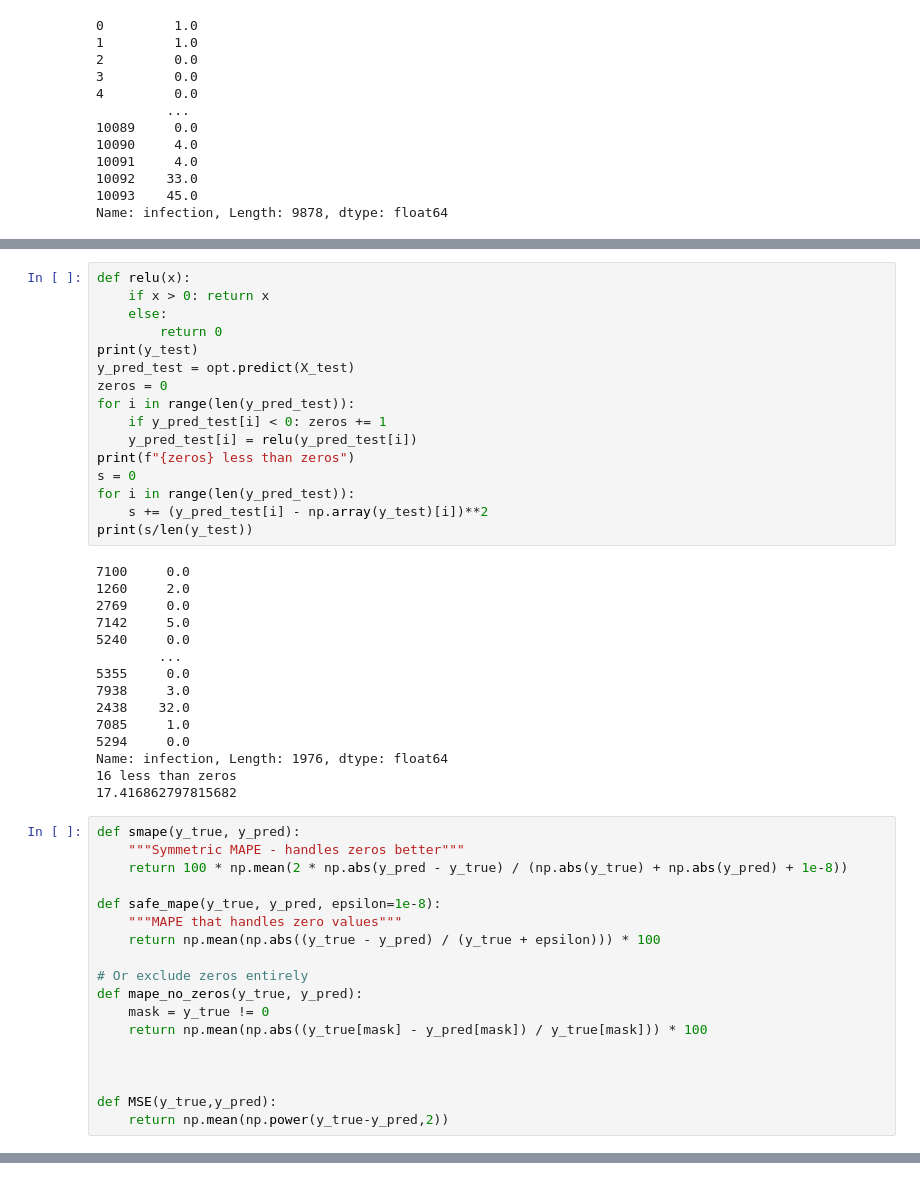
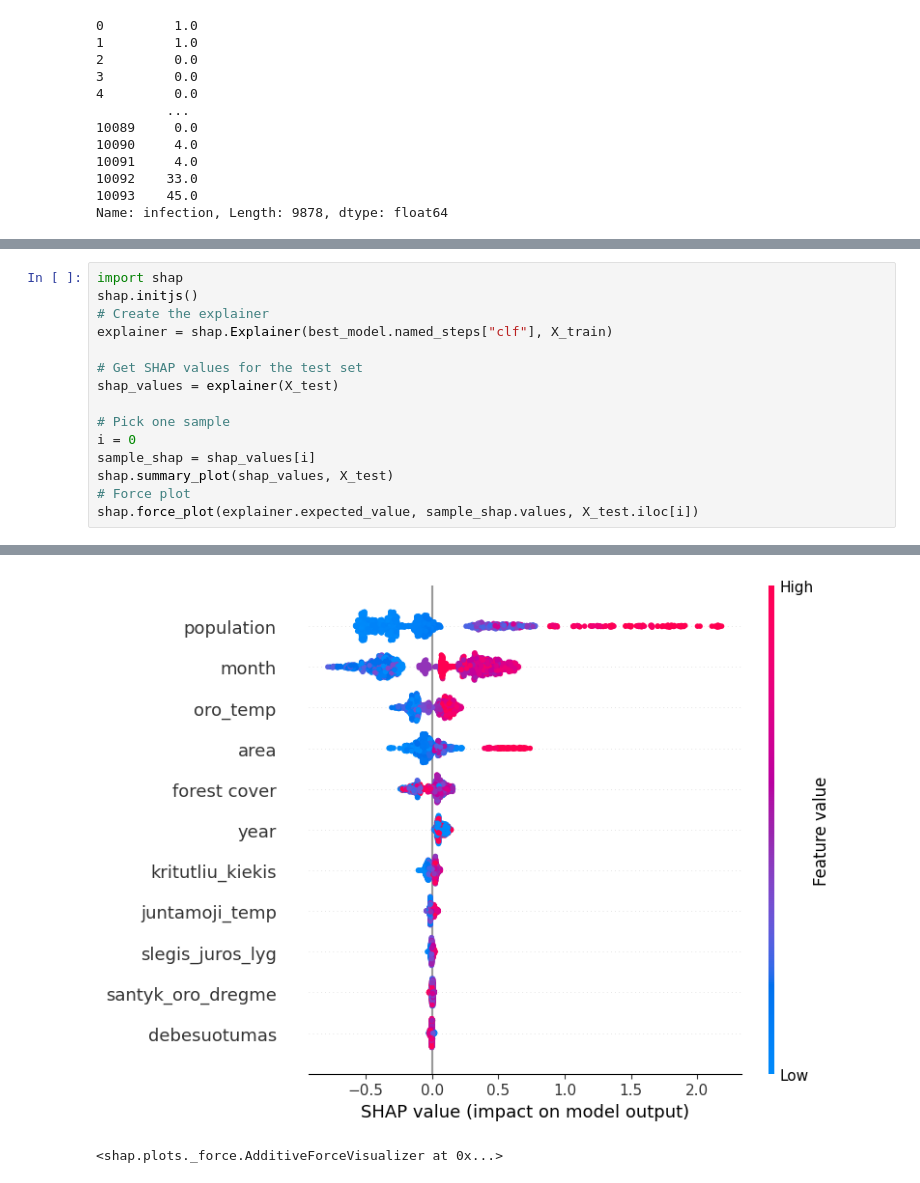
Before and after one commit to AugustusTheBirb/igem-model, a Jupyter notebook: model.ipynb, the cells around one changed output, grey strips where cells are left out. Cells and saved outputs as stored; diff of their text form.

```diff
--- a/model.ipynb
+++ b/model.ipynb
@@ -127,49 +190,16 @@ for way in ["cover", "gain", "weight"]:
-# %%
-def relu(x):
-    if x > 0: return x
-    else:
-        return 0
-print(y_test)
-y_pred_test = opt.predict(X_test)
-zeros = 0
-for i in range(len(y_pred_test)):
-    if y_pred_test[i] < 0: zeros += 1
-    y_pred_test[i] = relu(y_pred_test[i])
-print(f"{zeros} less than zeros")
-s = 0
-for i in range(len(y_pred_test)):
-    s += (y_pred_test[i] - np.array(y_test)[i])**2
-print(s/len(y_test))
-# %% [output]
-7100     0.0
-1260     2.0
-2769     0.0
-7142     5.0
-5240     0.0
-        ...
-5355     0.0
-7938     3.0
-2438    32.0
-7085     1.0
-5294     0.0
-Name: infection, Length: 1976, dtype: float64
-16 less than zeros
-17.416862797815682
-# %%
-def smape(y_true, y_pred):
-    """Symmetric MAPE - handles zeros better"""
-    return 100 * np.mean(2 * np.abs(y_pred - y_true) / (np.abs(y_true) + np.abs(y_pred) + 1e-8))
-
-def safe_mape(y_true, y_pred, epsilon=1e-8):
-    """MAPE that handles zero values"""
-    return np.mean(np.abs((y_true - y_pred) / (y_true + epsilon))) * 100
-
-# Or exclude zeros entirely
-def mape_no_zeros(y_true, y_pred):
-    mask = y_true != 0
-    return np.mean(np.abs((y_true[mask] - y_pred[mask]) / y_true[mask])) * 100
-
-
-
-def MSE(y_true,y_pred):
-    return np.mean(np.power(y_true-y_pred,2))
+# %%
+import shap
+shap.initjs()
+# Create the explainer
+explainer = shap.Explainer(best_model.named_steps["clf"], X_train)
+
+# Get SHAP values for the test set
+shap_values = explainer(X_test)
+
+# Pick one sample
+i = 0
+sample_shap = shap_values[i]
+shap.summary_plot(shap_values, X_test)
+# Force plot
+shap.force_plot(explainer.expected_value, sample_shap.values, X_test.iloc[i])
+# %% [output]
@@ -175,0 +207,2 @@ def MSE(y_true,y_pred):
+[figure, added]
+<shap.plots._force.AdditiveForceVisualizer at 0x...>
```
Also changed, not shown: parts of 7 cells of this notebook, 6 other files.
